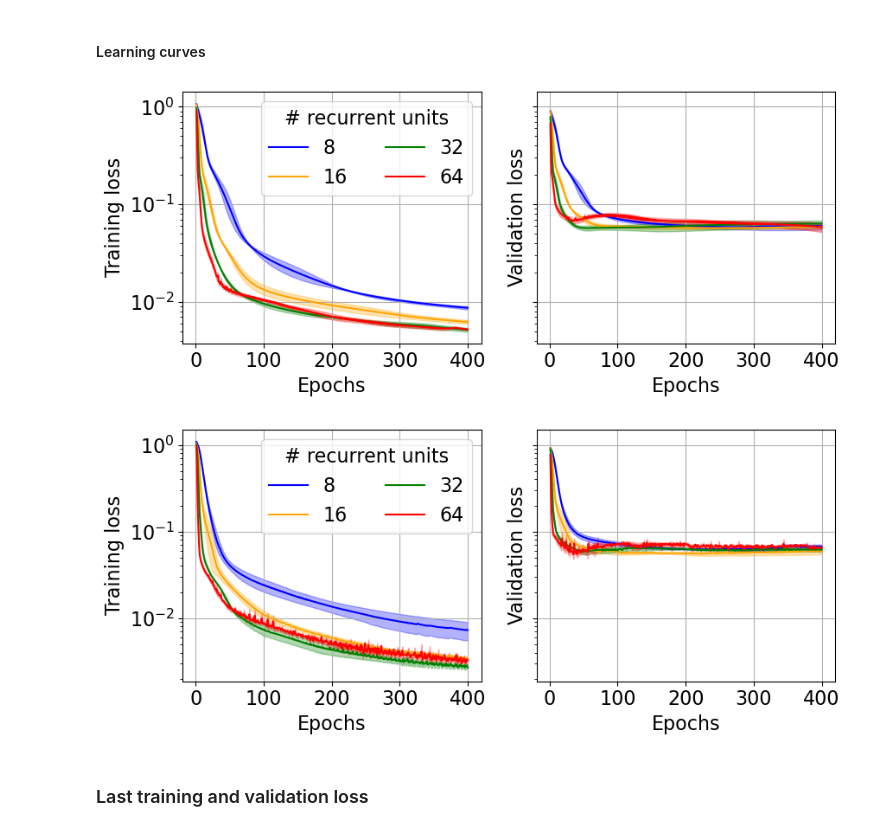
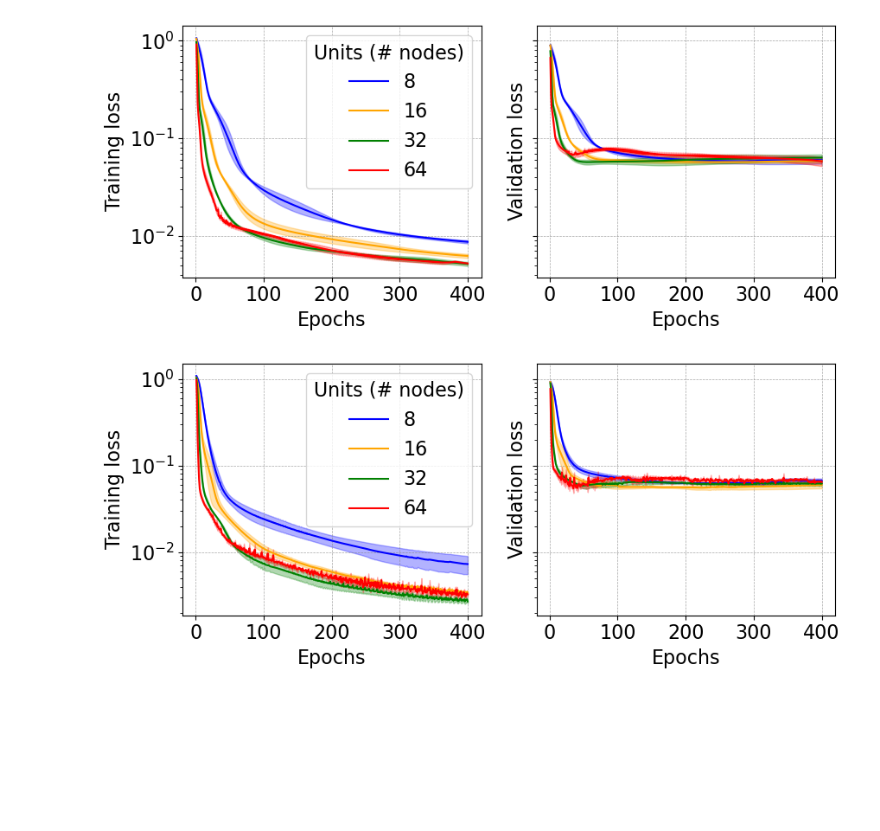
Before and after one commit to noobcode/soft_tex, a Jupyter notebook: notebooks/check_model_selection.ipynb, the cells around one changed output. Cells and saved outputs as stored; diff of their text form; code cells hidden in the pictures; blank space fills up the shorter version.

```diff
--- a/notebooks/check_model_selection.ipynb
+++ b/notebooks/check_model_selection.ipynb
@@ -11,0 +12,7 @@ import soft_tex.common.aux_plot
+# %%
+results_path = '../soft_tex/script/time_benchmark.pth'
+
+benchmark_dict  = th.load(results_path)
+
+cpu_dict = benchmark_dict['cpu']
+gpu_dict = benchmark_dict['gpu']
@@ -129,8 +74,6 @@ ax3.grid()
-# %% [markdown]
-#### Learning curves
 # %%
-def get_average_learning_curve(unit, model):
-    histories = ms_results_dict[model][unit]['histories']
+def get_average_learning_curve(results_dict, unit, model):
+    histories = results_dict[model][unit]['histories']
     tr_loss_trials =  [history['training_losses'] for history in histories]
     vl_loss_trials =  [history['validation_losses'] for history in histories]
     epochs = np.arange(1, len(histories[0]['training_losses']) + 1, 1)
@@ -152,55 +95,59 @@ model = 'ParallelSoftSensingGRU'
 fig, axes = plt.subplots(nrows=1, ncols=2, figsize=(9,4), sharey=True)
 
 for color, unit in zip(colors, units):
-    epochs, avg_tr_loss_curve, std_tr_loss_curve, avg_vl_loss_curve, std_vl_loss_curve = get_average_learning_curve(unit, model)
+    epochs, avg_tr_loss_curve, std_tr_loss_curve, avg_vl_loss_curve, std_vl_loss_curve = get_average_learning_curve(ms_results_dict, unit, model)
 
     # training loss
     axes[0].plot(epochs, avg_tr_loss_curve, label='%d' % unit, color=color)
     axes[0].fill_between(x=epochs, y1=avg_tr_loss_curve - std_tr_loss_curve, y2=avg_tr_loss_curve + std_tr_loss_curve, color=color, alpha=0.3)
-    axes[0].grid(True)
+    axes[0].grid(color='gray', linestyle='--', linewidth=0.5, alpha=0.7)
     axes[0].set_ylabel('Training loss')
     axes[0].set_xlabel('Epochs')
-    axes[0].legend(title='# recurrent units', loc='best', ncols=2)
+    axes[0].legend(title='Units (# nodes)', loc='best', ncols=1)
 
     # validation loss
     axes[1].plot(epochs, avg_vl_loss_curve, label='%d' % unit, color=color)
     axes[1].fill_between(x=epochs, y1=avg_vl_loss_curve - std_vl_loss_curve, y2=avg_vl_loss_curve + std_vl_loss_curve, color=color, alpha=0.3)
-    axes[1].grid(True)
+    axes[1].grid(color='gray', linestyle='--', linewidth=0.5, alpha=0.7)
     axes[1].set_ylabel('Validation loss')
     axes[1].set_xlabel('Epochs')
 
 plt.yscale('log')
 plt.tight_layout()
+plt.savefig(fname='../figures/GRU_model_selection.pdf', bbox_inches='tight', dpi=600)
+plt.savefig(fname='../figures/GRU_model_selection.png', bbox_inches='tight', dpi=600)
+plt.savefig(fname='../figures/GRU_model_selection.svg', bbox_inches='tight', dpi=600)
 plt.show()
 # %% [output]
-[figure, old version]
+[figure, new version]
 # %%
 # LSTM plots
 model = 'ParallelSoftSensingLSTM'
 fig, axes = plt.subplots(nrows=1, ncols=2, figsize=(9,4), sharey=True)
 
 for color, unit in zip(colors, units):
-    epochs, avg_tr_loss_curve, std_tr_loss_curve, avg_vl_loss_curve, std_vl_loss_curve = get_average_learning_curve(unit, model)
+    epochs, avg_tr_loss_curve, std_tr_loss_curve, avg_vl_loss_curve, std_vl_loss_curve = get_average_learning_curve(ms_results_dict, unit, model)
 
     # training loss
     axes[0].plot(epochs, avg_tr_loss_curve, label='%d' % unit, color=color)
     axes[0].fill_between(x=epochs, y1=avg_tr_loss_curve - std_tr_loss_curve, y2=avg_tr_loss_curve + std_tr_loss_curve, color=color, alpha=0.3)
-    axes[0].grid(True)
+    axes[0].grid(color='gray', linestyle='--', linewidth=0.5, alpha=0.7)
     axes[0].set_ylabel('Training loss')
     axes[0].set_xlabel('Epochs')
-    axes[0].legend(title='# recurrent units', loc='best', ncols=2)
+    axes[0].legend(title='Units (# nodes)', loc='best', ncols=1)
 
     # validation loss
     axes[1].plot(epochs, avg_vl_loss_curve, label='%d' % unit, color=color)
     axes[1].fill_between(x=epochs, y1=avg_vl_loss_curve - std_vl_loss_curve, y2=avg_vl_loss_curve + std_vl_loss_curve, color=color, alpha=0.3)
-    axes[1].grid(True)
+    axes[1].grid(color='gray', linestyle='--', linewidth=0.5, alpha=0.7)
     axes[1].set_ylabel('Validation loss')
     axes[1].set_xlabel('Epochs')
 
 plt.yscale('log')
 plt.tight_layout()
+plt.savefig(fname='../figures/LSTM_model_selection.pdf', bbox_inches='tight', dpi=600)
+plt.savefig(fname='../figures/LSTM_model_selection.png', bbox_inches='tight', dpi=600)
+plt.savefig(fname='../figures/LSTM_model_selection.svg', bbox_inches='tight', dpi=600)
 plt.show()
 # %% [output]
-[figure, old version]
+[figure, new version]
-# %% [markdown]
-### Last training and validation loss
```
Also changed, not shown: parts of 14 cells of this notebook, 6 other files.
